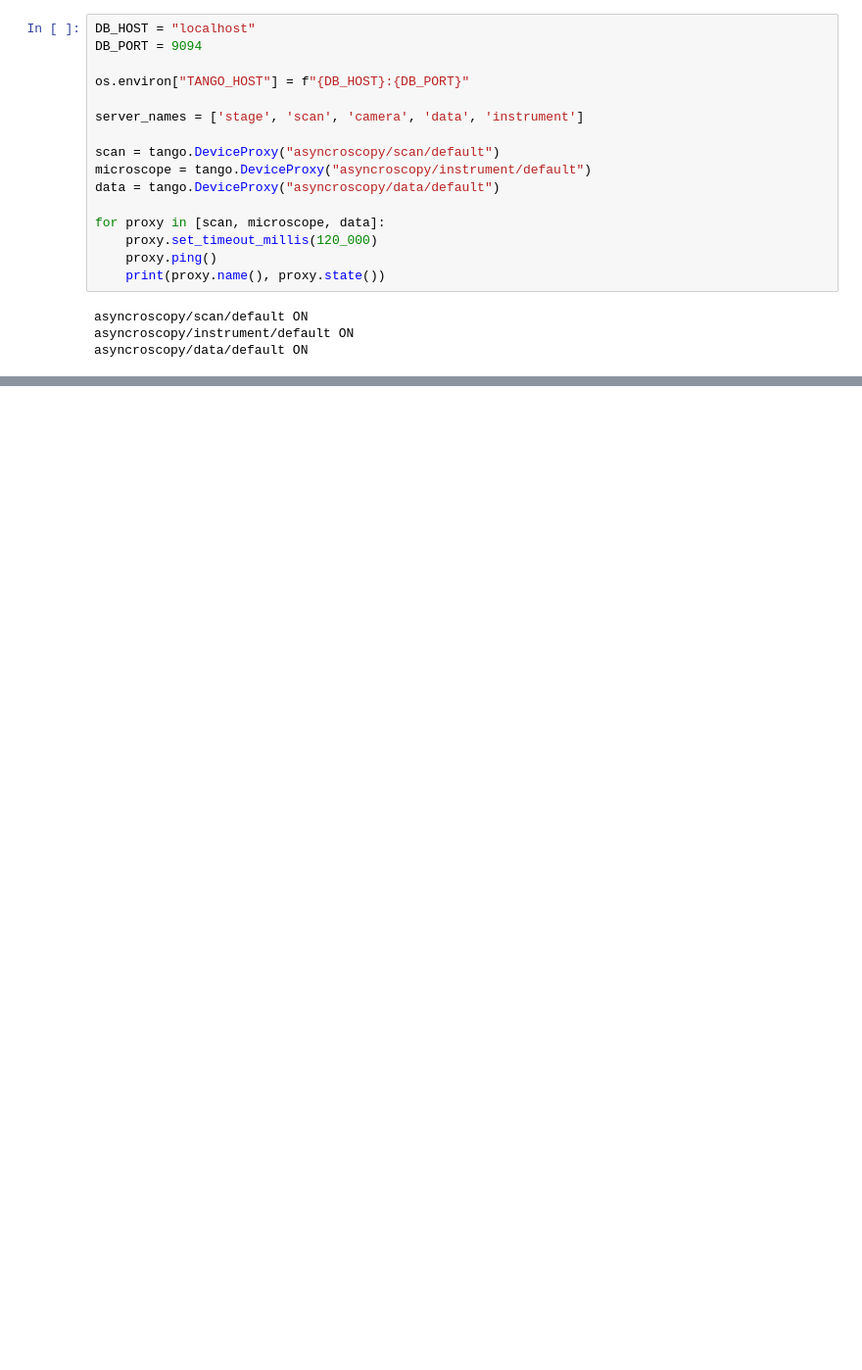
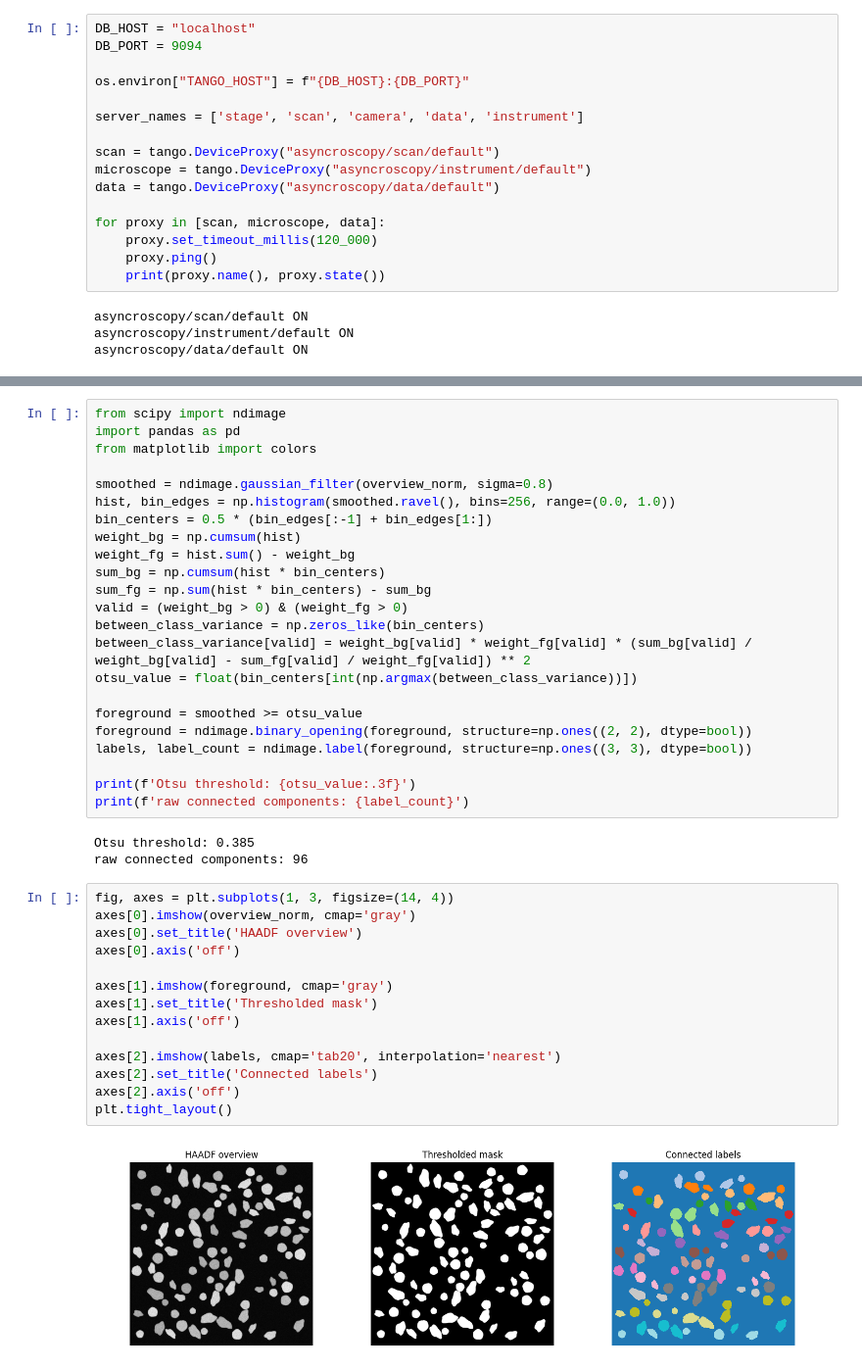
Before and after one commit to 1996suryamandalreddy-maker/asyncroscopy, a Jupyter notebook: notebooks/09_Hackathon_Digital_Twin.ipynb, the cells around one changed output, grey strips where cells are left out. Shown at 98% size. Cells and saved outputs as stored; diff of their text form; blank space fills up the shorter version.

```diff
--- a/notebooks/09_Hackathon_Digital_Twin.ipynb
+++ b/notebooks/09_Hackathon_Digital_Twin.ipynb
@@ -151,0 +181,42 @@ plt.tight_layout()
+# %%
+from scipy import ndimage
+import pandas as pd
+from matplotlib import colors
+
+smoothed = ndimage.gaussian_filter(overview_norm, sigma=0.8)
+hist, bin_edges = np.histogram(smoothed.ravel(), bins=256, range=(0.0, 1.0))
+bin_centers = 0.5 * (bin_edges[:-1] + bin_edges[1:])
+weight_bg = np.cumsum(hist)
+weight_fg = hist.sum() - weight_bg
+sum_bg = np.cumsum(hist * bin_centers)
+sum_fg = np.sum(hist * bin_centers) - sum_bg
+valid = (weight_bg > 0) & (weight_fg > 0)
+between_class_variance = np.zeros_like(bin_centers)
+between_class_variance[valid] = weight_bg[valid] * weight_fg[valid] * (sum_bg[valid] / weight_bg[valid] - sum_fg[valid] / weight_fg[valid]) ** 2
+otsu_value = float(bin_centers[int(np.argmax(between_class_variance))])
+
+foreground = smoothed >= otsu_value
+foreground = ndimage.binary_opening(foreground, structure=np.ones((2, 2), dtype=bool))
+labels, label_count = ndimage.label(foreground, structure=np.ones((3, 3), dtype=bool))
+
+print(f'Otsu threshold: {otsu_value:.3f}')
+print(f'raw connected components: {label_count}')
+# %% [output]
+Otsu threshold: 0.385
+raw connected components: 96
+# %%
+fig, axes = plt.subplots(1, 3, figsize=(14, 4))
+axes[0].imshow(overview_norm, cmap='gray')
+axes[0].set_title('HAADF overview')
+axes[0].axis('off')
+
+axes[1].imshow(foreground, cmap='gray')
+axes[1].set_title('Thresholded mask')
+axes[1].axis('off')
+
+axes[2].imshow(labels, cmap='tab20', interpolation='nearest')
+axes[2].set_title('Connected labels')
+axes[2].axis('off')
+plt.tight_layout()
+# %% [output]
+[figure, added]
```
Also changed, not shown: parts of 47 cells of this notebook, 6 other files.
